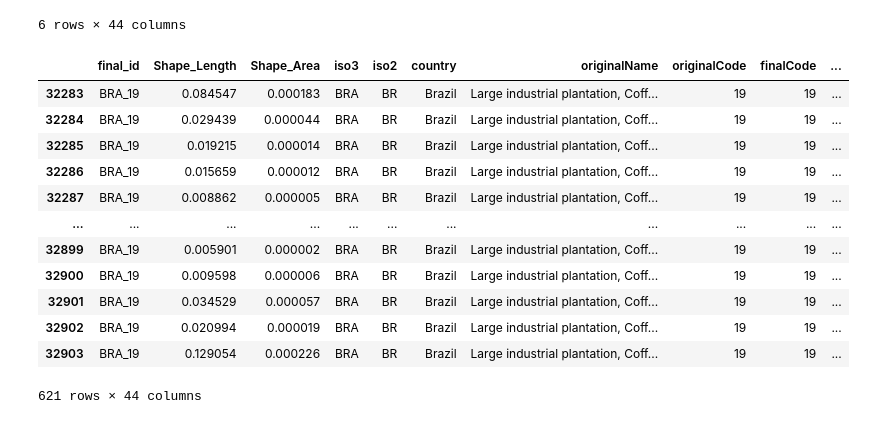
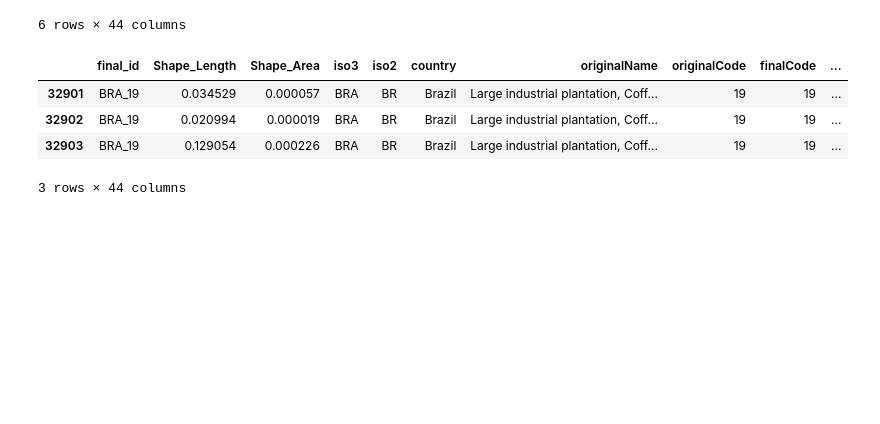
Before and after one commit to janpisl/location-encoding, a Jupyter notebook: notebooks/old/planted_trees_db.ipynb, the cells around one changed output. Cells and saved outputs as stored; diff of their text form; code cells hidden in the pictures; blank space fills up the shorter version.

```diff
--- a/notebooks/planted_trees_db.ipynb
+++ b/notebooks/old/planted_trees_db.ipynb
@@ -92,19 +92,3 @@ import geopandas as gpd
 coffee = gpd.read_file('/home/jan/Documents/EPFL/project_2/data/tmp/sdpt/coffee.gpkg')
 # %%
 coffee_brazil = coffee.loc[coffee.country == 'Brazil']
-# %%
-coffee_brazil
-# %% [output]
-|  | final_id | Shape_Length | Shape_Area | iso3 | iso2 | country | originalName | originalCode | finalCode | ... |
-| 32283 | BRA_19 | 0.084547 | 0.000183 | BRA | BR | Brazil | Large industrial plantation, Coff... | 19 | 19 | ... |
-| 32284 | BRA_19 | 0.029439 | 0.000044 | BRA | BR | Brazil | Large industrial plantation, Coff... | 19 | 19 | ... |
-| 32285 | BRA_19 | 0.019215 | 0.000014 | BRA | BR | Brazil | Large industrial plantation, Coff... | 19 | 19 | ... |
-| 32286 | BRA_19 | 0.015659 | 0.000012 | BRA | BR | Brazil | Large industrial plantation, Coff... | 19 | 19 | ... |
-| 32287 | BRA_19 | 0.008862 | 0.000005 | BRA | BR | Brazil | Large industrial plantation, Coff... | 19 | 19 | ... |
-| ... | ... | ... | ... | ... | ... | ... | ... | ... | ... | ... |
-| 32899 | BRA_19 | 0.005901 | 0.000002 | BRA | BR | Brazil | Large industrial plantation, Coff... | 19 | 19 | ... |
-| 32900 | BRA_19 | 0.009598 | 0.000006 | BRA | BR | Brazil | Large industrial plantation, Coff... | 19 | 19 | ... |
-| 32901 | BRA_19 | 0.034529 | 0.000057 | BRA | BR | Brazil | Large industrial plantation, Coff... | 19 | 19 | ... |
-| 32902 | BRA_19 | 0.020994 | 0.000019 | BRA | BR | Brazil | Large industrial plantation, Coff... | 19 | 19 | ... |
-| 32903 | BRA_19 | 0.129054 | 0.000226 | BRA | BR | Brazil | Large industrial plantation, Coff... | 19 | 19 | ... |
-621 rows × 44 columns
@@ -110,0 +103,11 @@ coffee_brazil
+# %%
+amazon_coffee = coffee_brazil.loc[coffee_brazil.index.isin([32901,32902,32903])]
+rest = coffee_brazil.loc[~coffee_brazil.index.isin([32901,32902,32903])]
+# %%
+amazon_coffee
+# %% [output]
+|  | final_id | Shape_Length | Shape_Area | iso3 | iso2 | country | originalName | originalCode | finalCode | ... |
+| 32901 | BRA_19 | 0.034529 | 0.000057 | BRA | BR | Brazil | Large industrial plantation, Coff... | 19 | 19 | ... |
+| 32902 | BRA_19 | 0.020994 | 0.000019 | BRA | BR | Brazil | Large industrial plantation, Coff... | 19 | 19 | ... |
+| 32903 | BRA_19 | 0.129054 | 0.000226 | BRA | BR | Brazil | Large industrial plantation, Coff... | 19 | 19 | ... |
+3 rows × 44 columns
```
Also changed, not shown: parts of 3 cells of this notebook, 13 other files.
